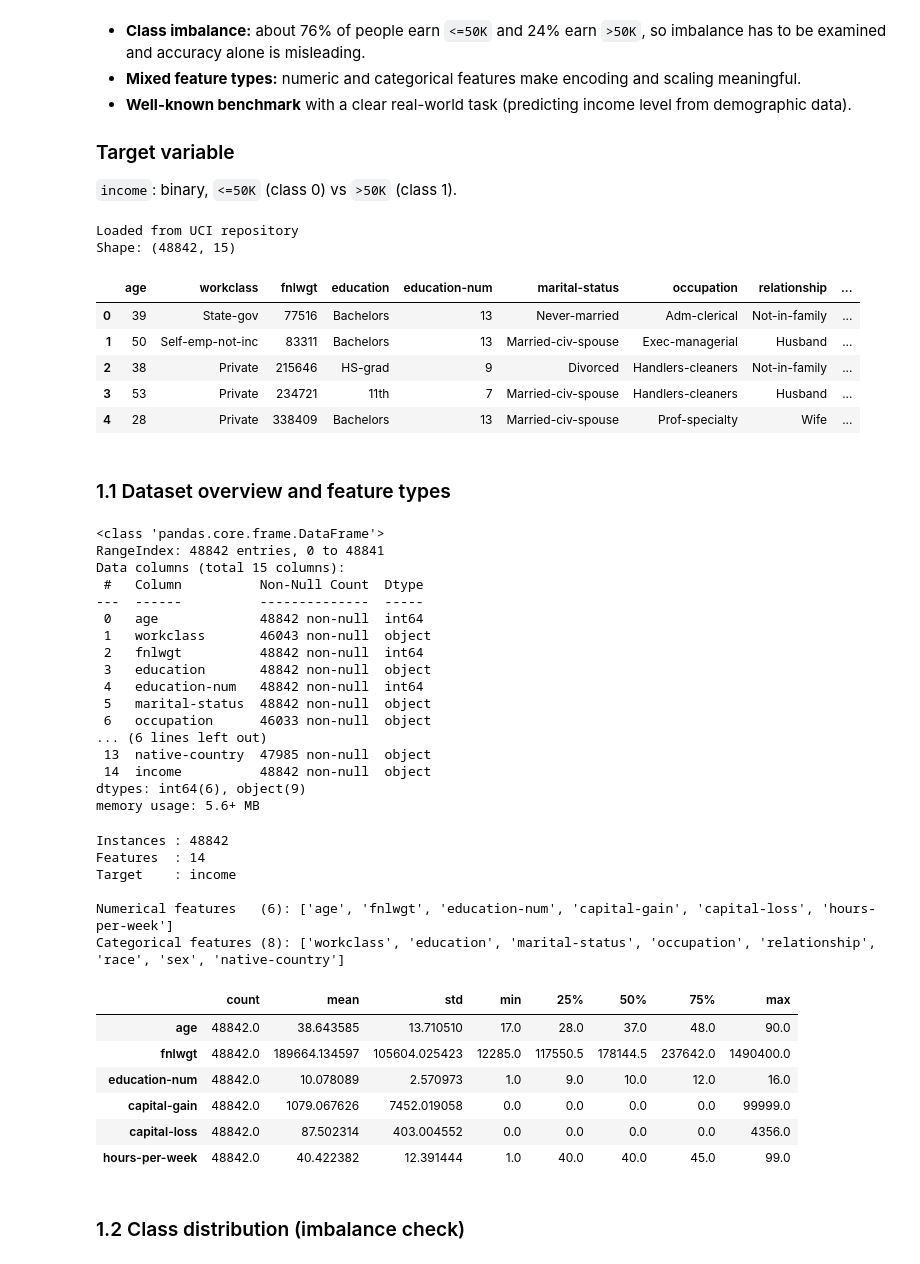
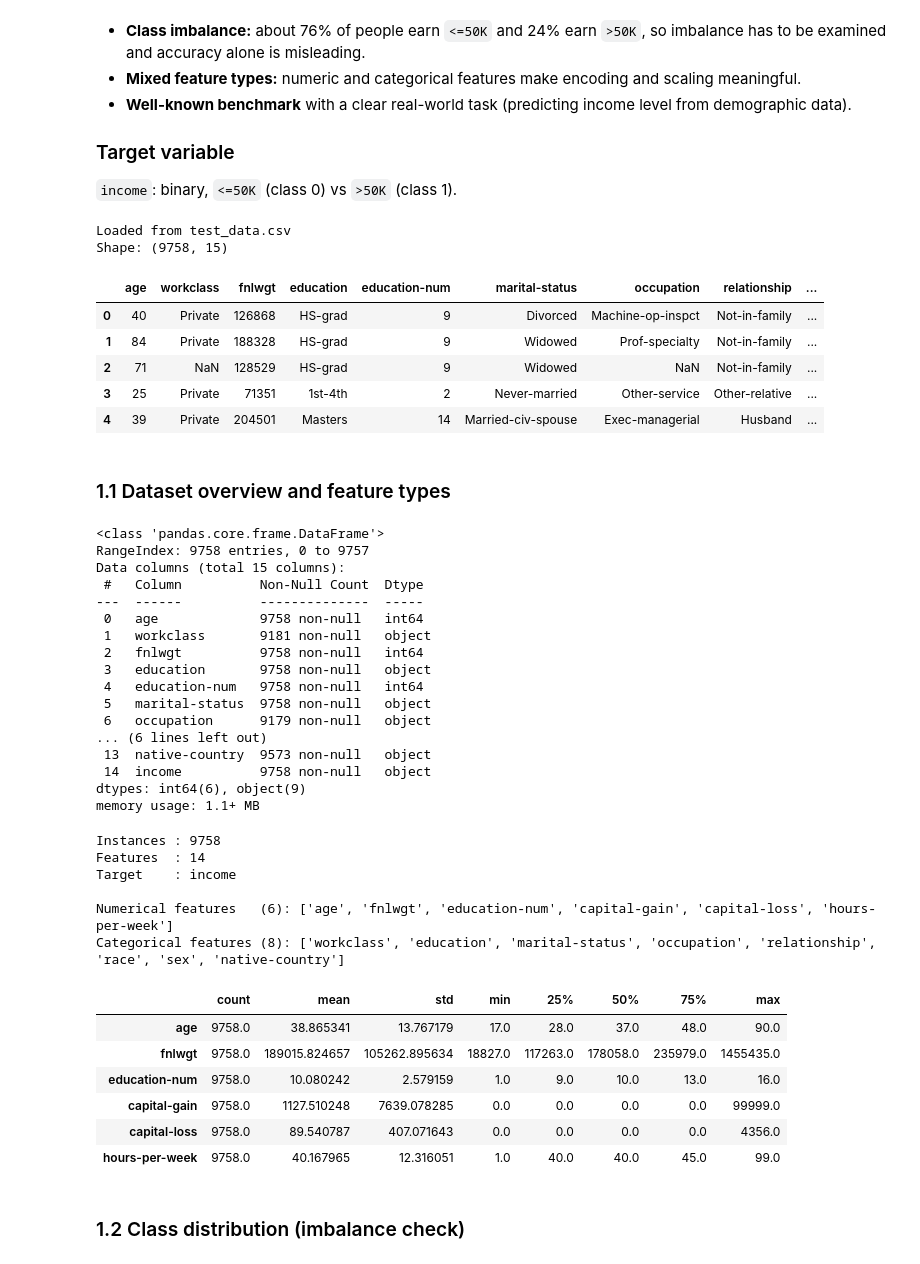
Before and after one commit to 2026ct05111/2026ct05111_ML_Assignment_2, a Jupyter notebook: classification_assignment.ipynb, the cells around one changed output. Saved outputs shown, nothing was run; the diff lists cells and outputs as text; code cells hidden in the pictures.

```diff
--- a/classification_assignment.ipynb
+++ b/classification_assignment.ipynb
@@ -52,64 +52,42 @@ Source: https://archive.ics.uci.edu/dataset/2/adult (also available on Kaggle as
 ### Target variable
 `income`: binary, `<=50K` (class 0) vs `>50K` (class 1).
 # %%
-columns = ["age", "workclass", "fnlwgt", "education", "education-num", "marital-status",
-           "occupation", "relationship", "race", "sex", "capital-gain", "capital-loss",
-           "hours-per-week", "native-country", "income"]
-
-UCI_TRAIN = "https://archive.ics.uci.edu/ml/machine-learning-databases/adult/adult.data"
-UCI_TEST  = "https://archive.ics.uci.edu/ml/machine-learning-databases/adult/adult.test"
-
-try:
-    # Original UCI files: train + test combined into one dataset
-    df_a = pd.read_csv(UCI_TRAIN, names=columns, na_values="?", skipinitialspace=True)
-    df_b = pd.read_csv(UCI_TEST, names=columns, na_values="?", skipinitialspace=True, skiprows=1)
-    df = pd.concat([df_a, df_b], ignore_index=True)
-    df["income"] = df["income"].str.rstrip(".")
-    print("Loaded from UCI repository")
-except Exception as e:
-    print("UCI download failed, trying OpenML mirror...", e)
-    from sklearn.datasets import fetch_openml
-    raw = fetch_openml("adult", version=2, as_frame=True, parser="auto").frame
-    raw = raw.rename(columns={"class": "income"})
-    raw.columns = [c.replace("_", "-") if c != "income" else c for c in raw.columns]
-    df = raw.copy()
-    for c in df.select_dtypes(["category", "object"]).columns:
-        df[c] = df[c].astype(object)
-    df = df.replace("?", np.nan)
+df = pd.read_csv("test_data.csv")
+print("Loaded from test_data.csv")
 
 print("Shape:", df.shape)
 df.head()
 # %% [output]
-Loaded from UCI repository
-Shape: (48842, 15)
+Loaded from test_data.csv
+Shape: (9758, 15)
 |  | age | workclass | fnlwgt | education | education-num | marital-status | occupation | relationship | ... |
-| 0 | 39 | State-gov | 77516 | Bachelors | 13 | Never-married | Adm-clerical | Not-in-family | ... |
-| 1 | 50 | Self-emp-not-inc | 83311 | Bachelors | 13 | Married-civ-spouse | Exec-managerial | Husband | ... |
-| 2 | 38 | Private | 215646 | HS-grad | 9 | Divorced | Handlers-cleaners | Not-in-family | ... |
-| 3 | 53 | Private | 234721 | 11th | 7 | Married-civ-spouse | Handlers-cleaners | Husband | ... |
-| 4 | 28 | Private | 338409 | Bachelors | 13 | Married-civ-spouse | Prof-specialty | Wife | ... |
+| 0 | 40 | Private | 126868 | HS-grad | 9 | Divorced | Machine-op-inspct | Not-in-family | ... |
+| 1 | 84 | Private | 188328 | HS-grad | 9 | Widowed | Prof-specialty | Not-in-family | ... |
+| 2 | 71 | NaN | 128529 | HS-grad | 9 | Widowed | NaN | Not-in-family | ... |
+| 3 | 25 | Private | 71351 | 1st-4th | 2 | Never-married | Other-service | Other-relative | ... |
+| 4 | 39 | Private | 204501 | Masters | 14 | Married-civ-spouse | Exec-managerial | Husband | ... |
 # %% [markdown]
 ### 1.1 Dataset overview and feature types
 # %%
 df.info()
 # %% [output]
 <class 'pandas.core.frame.DataFrame'>
-RangeIndex: 48842 entries, 0 to 48841
+RangeIndex: 9758 entries, 0 to 9757
 Data columns (total 15 columns):
  #   Column          Non-Null Count  Dtype
 ---  ------          --------------  -----
- 0   age             48842 non-null  int64
- 1   workclass       46043 non-null  object
- 2   fnlwgt          48842 non-null  int64
- 3   education       48842 non-null  object
- 4   education-num   48842 non-null  int64
- 5   marital-status  48842 non-null  object
- 6   occupation      46033 non-null  object
+ 0   age             9758 non-null   int64
+ 1   workclass       9181 non-null   object
+ 2   fnlwgt          9758 non-null   int64
+ 3   education       9758 non-null   object
+ 4   education-num   9758 non-null   int64
+ 5   marital-status  9758 non-null   object
+ 6   occupation      9179 non-null   object
 ... (6 lines left out)
- 13  native-country  47985 non-null  object
- 14  income          48842 non-null  object
+ 13  native-country  9573 non-null   object
+ 14  income          9758 non-null   object
 dtypes: int64(6), object(9)
-memory usage: 5.6+ MB
+memory usage: 1.1+ MB
 # %%
 target = "income"
 num_features = df.drop(columns=target).select_dtypes(include="number").columns.tolist()
@@ -121,7 +99,7 @@ print(f"Target    : {target}\n")
 print(f"Numerical features   ({len(num_features)}): {num_features}")
 print(f"Categorical features ({len(cat_features)}): {cat_features}")
 # %% [output]
-Instances : 48842
+Instances : 9758
 Features  : 14
 Target    : income
 
@@ -131,12 +109,12 @@ Categorical features (8): ['workclass', 'education', 'marital-status', 'occupati
 df.describe().T
 # %% [output]
 |  | count | mean | std | min | 25% | 50% | 75% | max |
-| age | 48842.0 | 38.643585 | 13.710510 | 17.0 | 28.0 | 37.0 | 48.0 | 90.0 |
-| fnlwgt | 48842.0 | 189664.134597 | 105604.025423 | 12285.0 | 117550.5 | 178144.5 | 237642.0 | 1490400.0 |
-| education-num | 48842.0 | 10.078089 | 2.570973 | 1.0 | 9.0 | 10.0 | 12.0 | 16.0 |
-| capital-gain | 48842.0 | 1079.067626 | 7452.019058 | 0.0 | 0.0 | 0.0 | 0.0 | 99999.0 |
-| capital-loss | 48842.0 | 87.502314 | 403.004552 | 0.0 | 0.0 | 0.0 | 0.0 | 4356.0 |
-| hours-per-week | 48842.0 | 40.422382 | 12.391444 | 1.0 | 40.0 | 40.0 | 45.0 | 99.0 |
+| age | 9758.0 | 38.865341 | 13.767179 | 17.0 | 28.0 | 37.0 | 48.0 | 90.0 |
+| fnlwgt | 9758.0 | 189015.824657 | 105262.895634 | 18827.0 | 117263.0 | 178058.0 | 235979.0 | 1455435.0 |
+| education-num | 9758.0 | 10.080242 | 2.579159 | 1.0 | 9.0 | 10.0 | 13.0 | 16.0 |
+| capital-gain | 9758.0 | 1127.510248 | 7639.078285 | 0.0 | 0.0 | 0.0 | 0.0 | 99999.0 |
+| capital-loss | 9758.0 | 89.540787 | 407.071643 | 0.0 | 0.0 | 0.0 | 0.0 | 4356.0 |
+| hours-per-week | 9758.0 | 40.167965 | 12.316051 | 1.0 | 40.0 | 40.0 | 45.0 | 99.0 |
 # %% [markdown]
 ### 1.2 Class distribution (imbalance check)
 # %%
```
Also changed, not shown: parts of 14 cells of this notebook, 1 other file.
